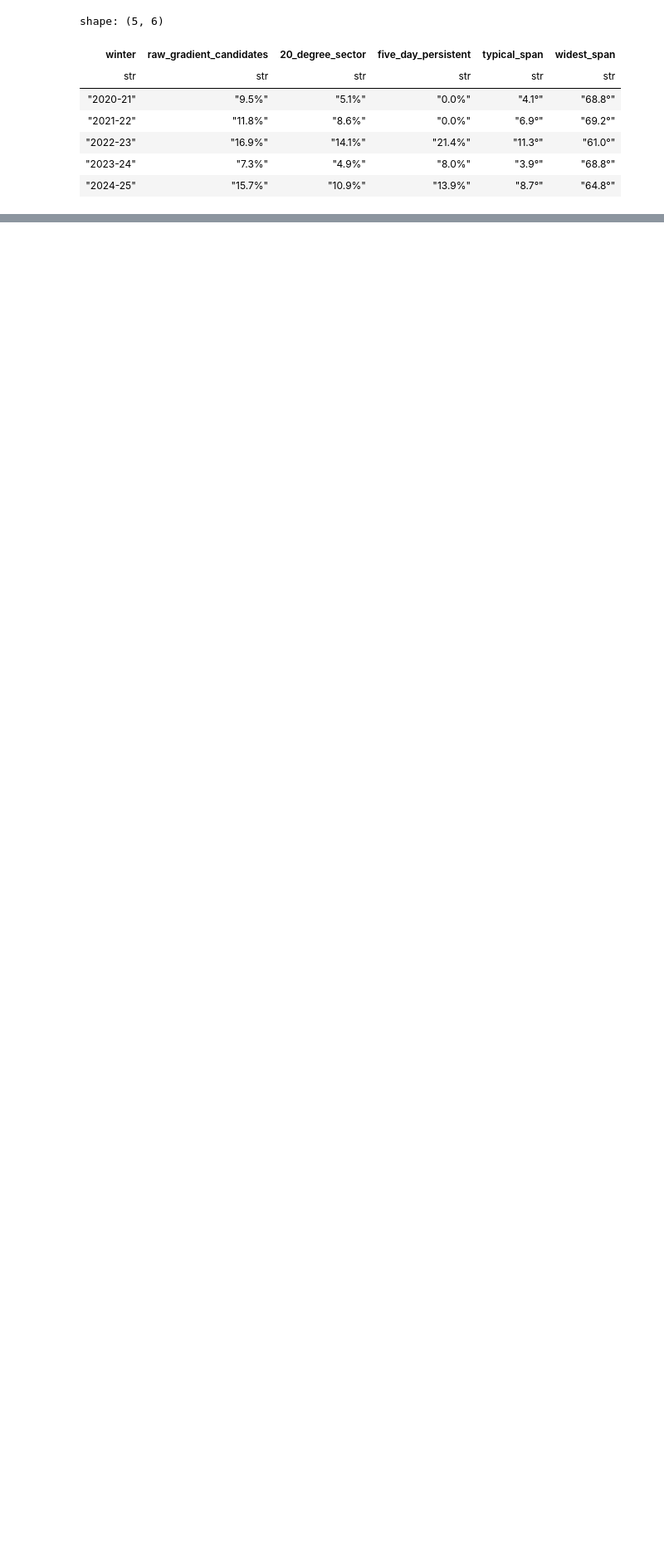
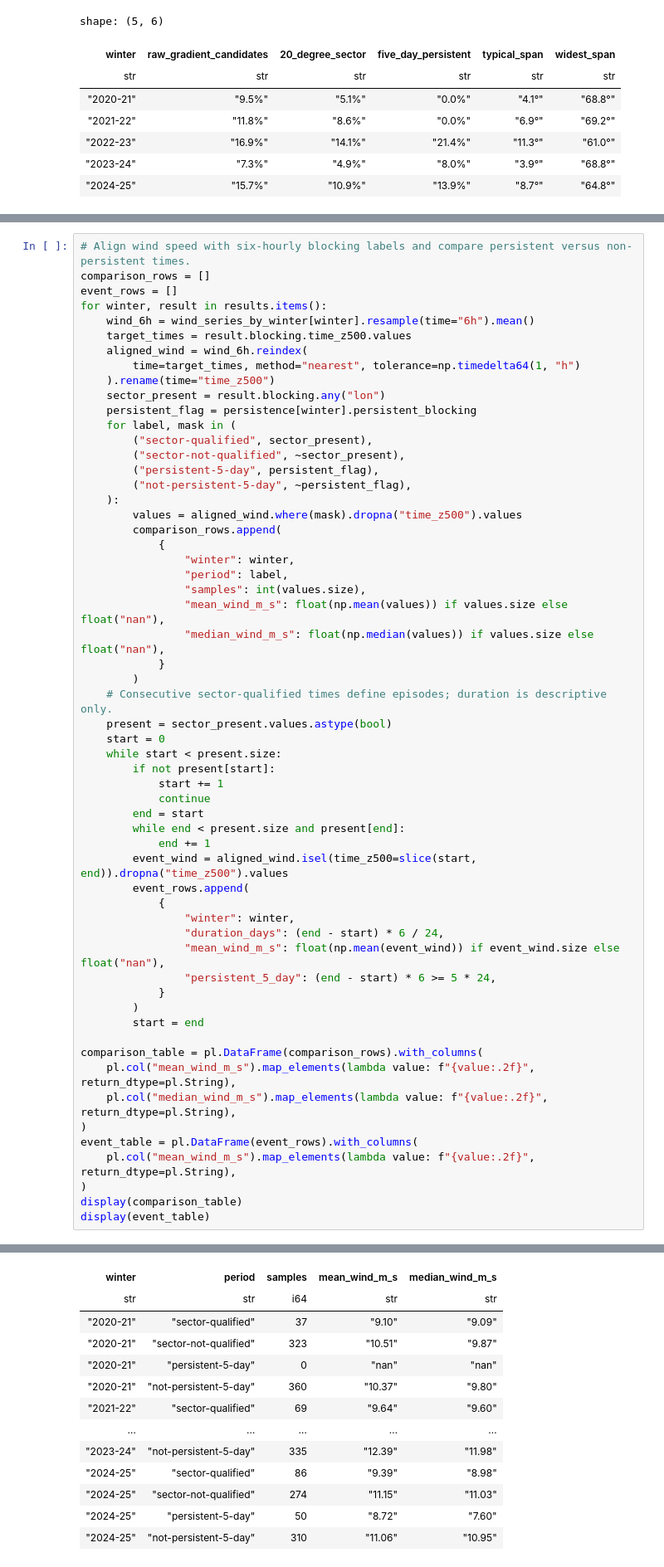
Before and after one commit to TunaHim/EuroGrid-Climate-Dynamics, a Jupyter notebook: notebooks/03_era5_blocking_benchmark.ipynb, the cells around one changed output, grey strips where cells are left out. Shown at 83% size. Cells and saved outputs as stored; diff of their text form; blank space fills up the shorter version.

```diff
--- a/notebooks/03_era5_blocking_benchmark.ipynb
+++ b/notebooks/03_era5_blocking_benchmark.ipynb
@@ -228,0 +341,59 @@ shape: (5, 6)
+# %%
+# Align wind speed with six-hourly blocking labels and compare persistent versus non-persistent times.
+comparison_rows = []
+event_rows = []
+for winter, result in results.items():
+    wind_6h = wind_series_by_winter[winter].resample(time="6h").mean()
+    target_times = result.blocking.time_z500.values
+    aligned_wind = wind_6h.reindex(
+        time=target_times, method="nearest", tolerance=np.timedelta64(1, "h")
+    ).rename(time="time_z500")
+    sector_present = result.blocking.any("lon")
+    persistent_flag = persistence[winter].persistent_blocking
+    for label, mask in (
+        ("sector-qualified", sector_present),
+        ("sector-not-qualified", ~sector_present),
+        ("persistent-5-day", persistent_flag),
+        ("not-persistent-5-day", ~persistent_flag),
+    ):
+        values = aligned_wind.where(mask).dropna("time_z500").values
+        comparison_rows.append(
+            {
+                "winter": winter,
+                "period": label,
+                "samples": int(values.size),
+                "mean_wind_m_s": float(np.mean(values)) if values.size else float("nan"),
+                "median_wind_m_s": float(np.median(values)) if values.size else float("nan"),
+            }
+        )
+    # Consecutive sector-qualified times define episodes; duration is descriptive only.
+    present = sector_present.values.astype(bool)
+    start = 0
+    while start < present.size:
+        if not present[start]:
+            start += 1
+            continue
+        end = start
+        while end < present.size and present[end]:
+            end += 1
+        event_wind = aligned_wind.isel(time_z500=slice(start, end)).dropna("time_z500").values
+        event_rows.append(
+            {
+                "winter": winter,
+                "duration_days": (end - start) * 6 / 24,
+                "mean_wind_m_s": float(np.mean(event_wind)) if event_wind.size else float("nan"),
+                "persistent_5_day": (end - start) * 6 >= 5 * 24,
+            }
+        )
+        start = end
+
+comparison_table = pl.DataFrame(comparison_rows).with_columns(
+    pl.col("mean_wind_m_s").map_elements(lambda value: f"{value:.2f}", return_dtype=pl.String),
+    pl.col("median_wind_m_s").map_elements(lambda value: f"{value:.2f}", return_dtype=pl.String),
+)
+event_table = pl.DataFrame(event_rows).with_columns(
+    pl.col("mean_wind_m_s").map_elements(lambda value: f"{value:.2f}", return_dtype=pl.String),
+)
+display(comparison_table)
+display(event_table)
+# %% [output]
@@ -228,0 +401,13 @@ shape: (5, 6)
+| winter | period | samples | mean_wind_m_s | median_wind_m_s |
+| str | str | i64 | str | str |
+| "2020-21" | "sector-qualified" | 37 | "9.10" | "9.09" |
+| "2020-21" | "sector-not-qualified" | 323 | "10.51" | "9.87" |
+| "2020-21" | "persistent-5-day" | 0 | "nan" | "nan" |
+| "2020-21" | "not-persistent-5-day" | 360 | "10.37" | "9.80" |
+| "2021-22" | "sector-qualified" | 69 | "9.64" | "9.60" |
+| … | … | … | … | … |
+| "2023-24" | "not-persistent-5-day" | 335 | "12.39" | "11.98" |
+| "2024-25" | "sector-qualified" | 86 | "9.39" | "8.98" |
+| "2024-25" | "sector-not-qualified" | 274 | "11.15" | "11.03" |
+| "2024-25" | "persistent-5-day" | 50 | "8.72" | "7.60" |
+| "2024-25" | "not-persistent-5-day" | 310 | "11.06" | "10.95" |
```
Also changed, not shown: parts of 16 cells of this notebook, 1 other file.
